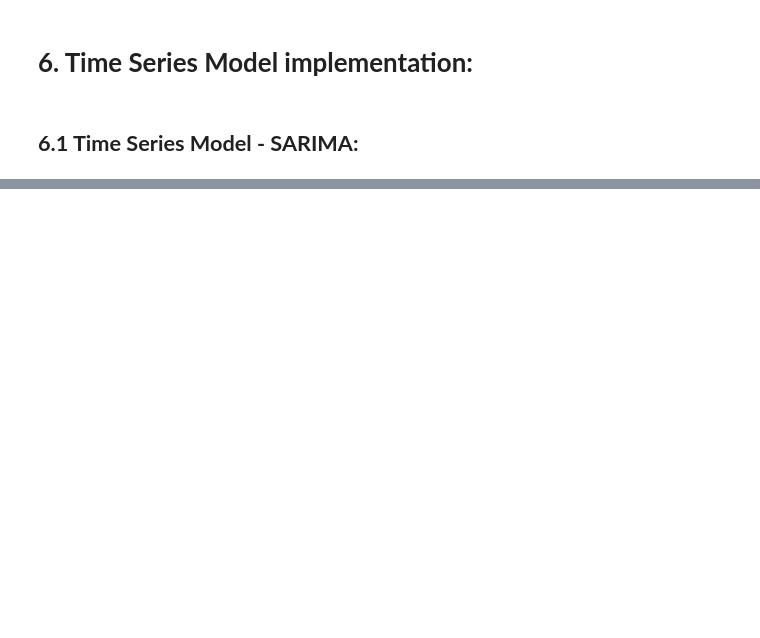
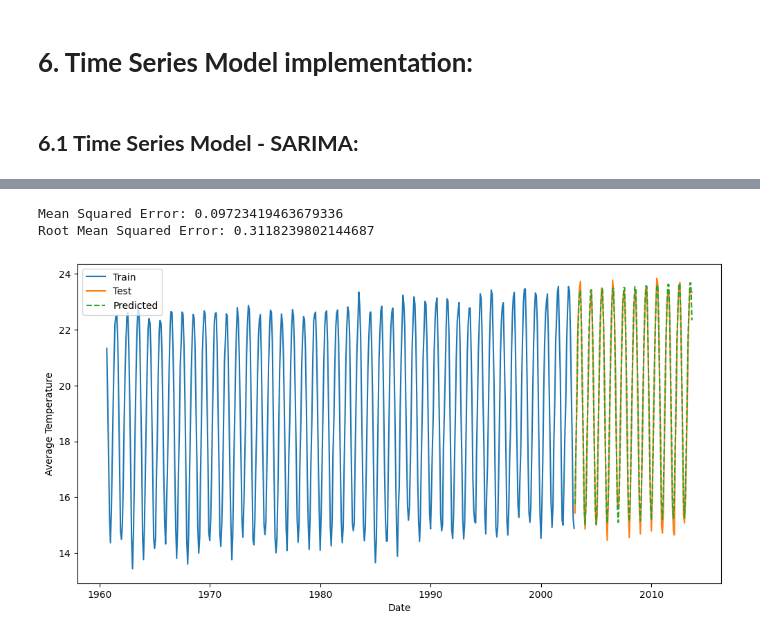
Before and after one commit to HassanZeb01/land_temperature_by_country, a Jupyter notebook: climate_temperature.ipynb, the cells around one changed output, grey strips where cells are left out. Drawn from its saved outputs; the diff is of its cells as text; code cells hidden in the pictures; blank space fills up the shorter version.

Commit message:
Final SARIMA model with prediction

```diff
--- a/climate_temperature.ipynb
+++ b/climate_temperature.ipynb
@@ -713,0 +688,4 @@ combined[['AverageTemperature', 'predicted_mean']].plot(figsize=(12,6))
+# %%
+#Only taking record from 1960 to 2013
+# Sampling based on slicing
+df_subset = df.loc['1960-09-01':'2013-09-01']
@@ -713,0 +707,3 @@ combined[['AverageTemperature', 'predicted_mean']].plot(figsize=(12,6))
+# %%
+# Arranging the subset of dataset based on Date and took he mean of temperature.
+monthly = df_subset.groupby('Date')['AverageTemperature'].mean().asfreq('MS')
@@ -713,0 +721,52 @@ combined[['AverageTemperature', 'predicted_mean']].plot(figsize=(12,6))
+# %%
+# SARIMA model
+from statsmodels.tsa.statespace.sarimax import SARIMAX
+
+# Defining the SARIMAX parameters:
+# Assigned training set, non-seasonal part (p,d,q), seasonal part (P,D,Q,s)
+# s = 12 month of the year.
+model = SARIMAX(train, order=(3,1,2), seasonal_order=(1,1,1,12))
+
+# Fitting model to the training set
+model_fit = model.fit()
+# %%
+# Forecasting on test data.
+# start = 1st date of the test data,  end = last date of the test data.
+pred = model_fit.get_prediction(start=test.index[0], end=test.index[-1], dynamic=True)
+
+# only took predicted_mean values
+pred_mean = pred.predicted_mean
+# %%
+from sklearn.metrics import mean_squared_error
+
+# Model Evaluation
+mse = mean_squared_error(test, pred_mean)
+rmse = np.sqrt(mse)
+
+# Printing resutls.
+print(f'Mean Squared Error: {mse}')
+print(f'Root Mean Squared Error: {rmse}')
+# %% [output]
+Mean Squared Error: 0.09723419463679336
+Root Mean Squared Error: 0.3118239802144687
+# %%
+# Visualization of result.
+
+# Plot figure size
+plt.figure(figsize=(12,6))
+
+# Training data plot
+plt.plot(train.index, train, label='Train')
+
+# Testing data plot
+plt.plot(test.index, test, label='Test')
+
+# Predicted data plot
+plt.plot(pred_mean.index, pred_mean, label='Predicted', linestyle='--')
+
+plt.xlabel('Date')
+plt.ylabel('Average Temperature')
+plt.legend()
+plt.show()
+# %% [output]
+[figure, added]
```
Also changed, not shown: parts of 41 cells of this notebook.
